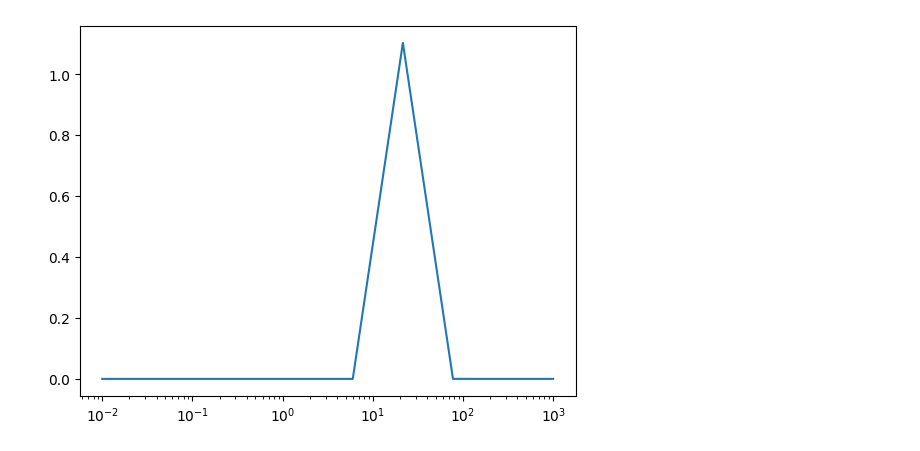
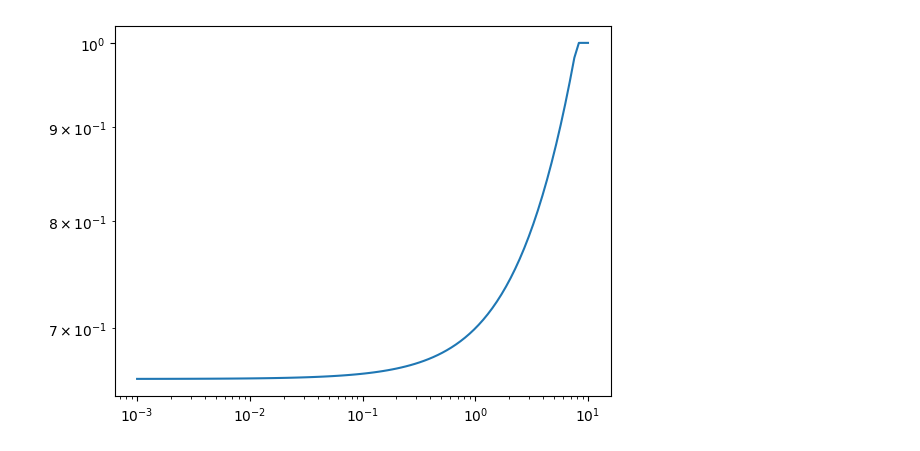
Before and after one commit to mjzurowski/sgm, a Jupyter notebook: TestingMigdal.ipynb, the cells around one changed output. Saved outputs shown, nothing was run; the diff lists cells and outputs as text; code cells hidden in the pictures.

```diff
--- a/TestingMigdal.ipynb
+++ b/TestingMigdal.ipynb
@@ -21,8 +22,14 @@ Dist = VelDist("avSHM",0.3)
 E = np.logspace(0,4, base= 10, num = 100)
 mX = 1*GeV; sig = 1e-36;
 # %%
-Minimal = [[Model.dRdER(target, e, mX, sig, Dist) for e in E] for target in Det.Nuclei()];
-total = [Minimal[0][x]+Minimal[1][x] for x in range(len(E))];
-detTrue = [Det.dRdE_True(e, Model.dRdER, mX=mX,sig=sig, VelDist=Dist, NR=False) for e in E];
+# total = [Minimal[0][x]+Minimal[1][x] for x in range(len(E))];
+# detTrue = [Det.dRdE_True(e, Model.dRdER, mX=mX,sig=sig, VelDist=Dist, NR=False) for e in E];
+# detTrue_SD = [Det.dRdE_True(e, Model.dRdER, mX=mX,sig=sig, VelDist=Dist, NR=False, SI=False, jx = 0) for e in E];
 Efficiency = np.array([Det.Eff(e) for e in E*1e-3]);
-Resolution = np.array([integrate.quad(lambda e2: Det.Res(e*1e-3, e2), 0, 60)[0] for e in E]);
+# Resolution = np.array([integrate.quad(lambda e2: Det.Res(e*1e-3, e2), 0, 60)[0] for e in E]);
+
+plt.plot(E*1e-3, Efficiency)
+plt.xscale('log')
+plt.yscale('log')
+# %% [output]
+[figure, added]
@@ -42,6 +36,4 @@ for e in tqdm.tqdm(E):
 # %%
-plt.plot(E,dRdE_Smeared)
-plt.xscale('log')
+# plt.plot(E,dRdE_Smeared)
+# plt.xscale('log')
-# %% [output]
-[figure, removed]
 # %%
```
Also changed, not shown: parts of 8 cells of this notebook, 2 other files.
